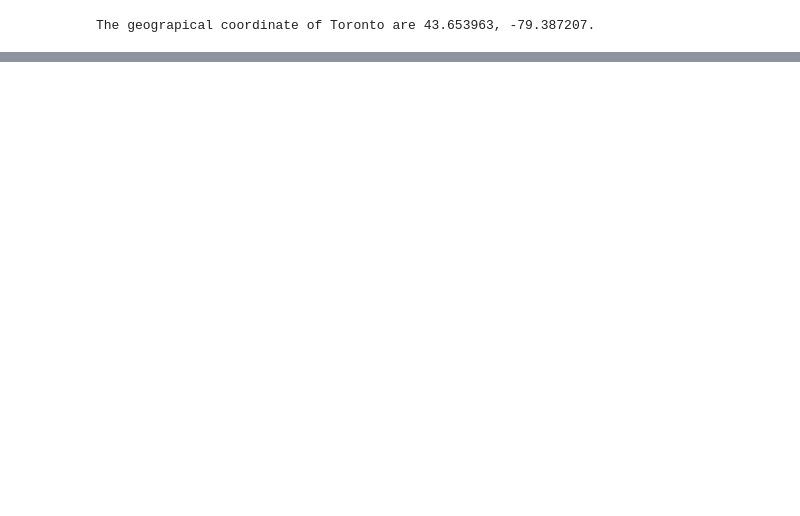
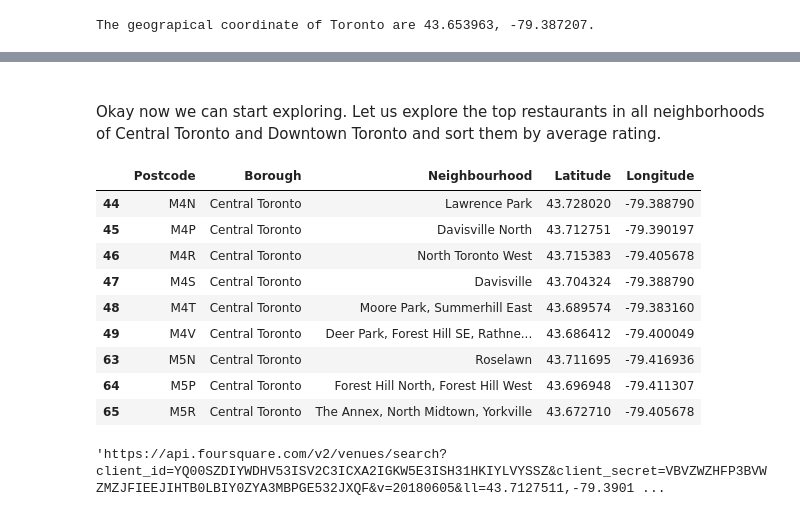
Before and after one commit to rudrasrijan/Coursera_Capstone, a Jupyter notebook: Toronto_neighborhoods.ipynb, the cells around one changed output, grey strips where cells are left out. Saved outputs shown, nothing was run; the diff lists cells and outputs as text; code cells hidden in the pictures; blank space fills up the shorter version.

```diff
--- a/Toronto_neighborhoods.ipynb
+++ b/Toronto_neighborhoods.ipynb
@@ -168,3 +188,6 @@ for lat, long, borough in zip(df_map['Latitude'], df_map['Longitude'], df_map['B
 map_toronto
 # %% [output]
 [interactive output not drawn]
+# %% [markdown]
+<br>
+Okay now we can start exploring. Let us explore the top restaurants in all neighborhoods of Central Toronto and Downtown Toronto and sort them by average rating. <br>
@@ -170,0 +199,28 @@ map_toronto
+# %%
+# This is a test cell
+# First let's just pick one particular neighbourhood/ postcode and get all the coffee shops in them
+
+df_toronto[df_toronto['Borough']=='Central Toronto']
+# %% [output]
+|  | Postcode | Borough | Neighbourhood | Latitude | Longitude |
+| 44 | M4N | Central Toronto | Lawrence Park | 43.728020 | -79.388790 |
+| 45 | M4P | Central Toronto | Davisville North | 43.712751 | -79.390197 |
+| 46 | M4R | Central Toronto | North Toronto West | 43.715383 | -79.405678 |
+| 47 | M4S | Central Toronto | Davisville | 43.704324 | -79.388790 |
+| 48 | M4T | Central Toronto | Moore Park, Summerhill East | 43.689574 | -79.383160 |
+| 49 | M4V | Central Toronto | Deer Park, Forest Hill SE, Rathne... | 43.686412 | -79.400049 |
+| 63 | M5N | Central Toronto | Roselawn | 43.711695 | -79.416936 |
+| 64 | M5P | Central Toronto | Forest Hill North, Forest Hill West | 43.696948 | -79.411307 |
+| 65 | M5R | Central Toronto | The Annex, North Midtown, Yorkville | 43.672710 | -79.405678 |
+# %%
+# Now let me explore coffee shops in Lawrence Park/ M4N
+
+radius = 500
+lat = df_toronto.loc[45, 'Latitude']
+long = df_toronto.loc[45, 'Longitude']
+query = 'Restaurant'
+url = 'https://api.foursquare.com/v2/venues/search?client_id={}&client_secret={}&v={}&ll={},{}&query={}&radius={}'.format(
+    CLIENT_ID, CLIENT_SECRET, VERSION, lat, long, query, radius)
+url
+# %% [output]
+'https://api.foursquare.com/v2/venues/search?client_id=YQ00SZDIYWDHV53ISV2C3ICXA2IGKW5E3ISH31HKIYLVYSSZ&client_secret=VBVZWZHFP3BVWZMZJFIEEJIHTB0LBIY0ZYA3MBPGE532JXQF&v=20180605&ll=43.7127511,-79.3901 ...
```
Also changed, not shown: parts of 61 cells of this notebook.
